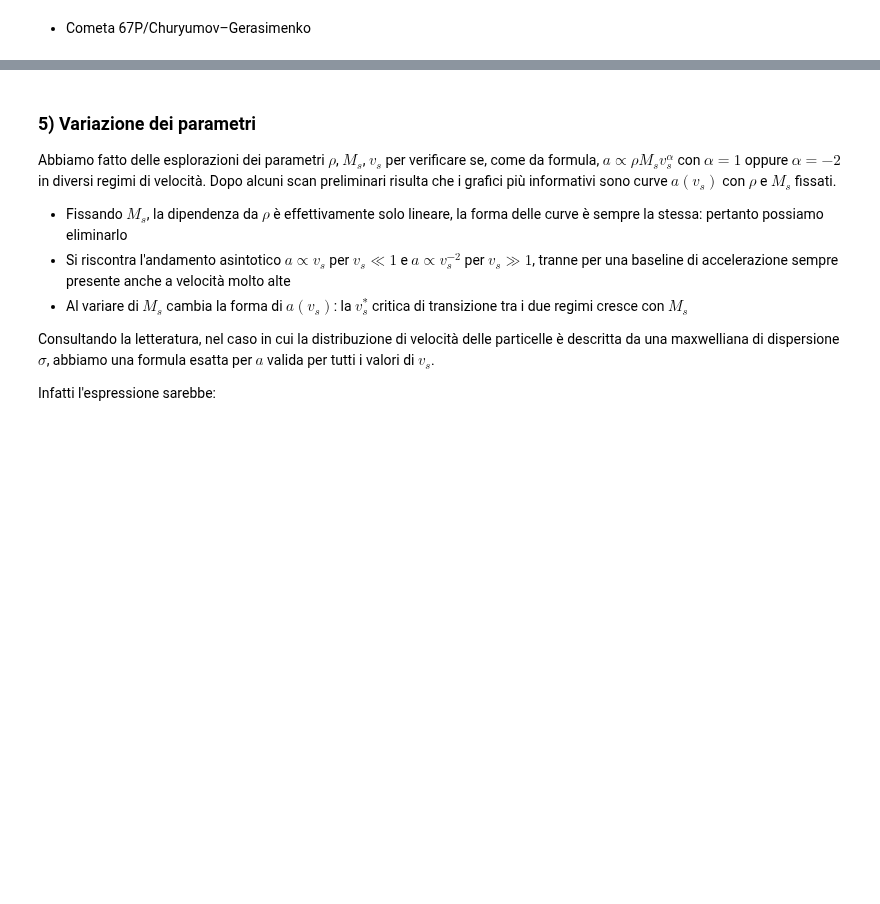
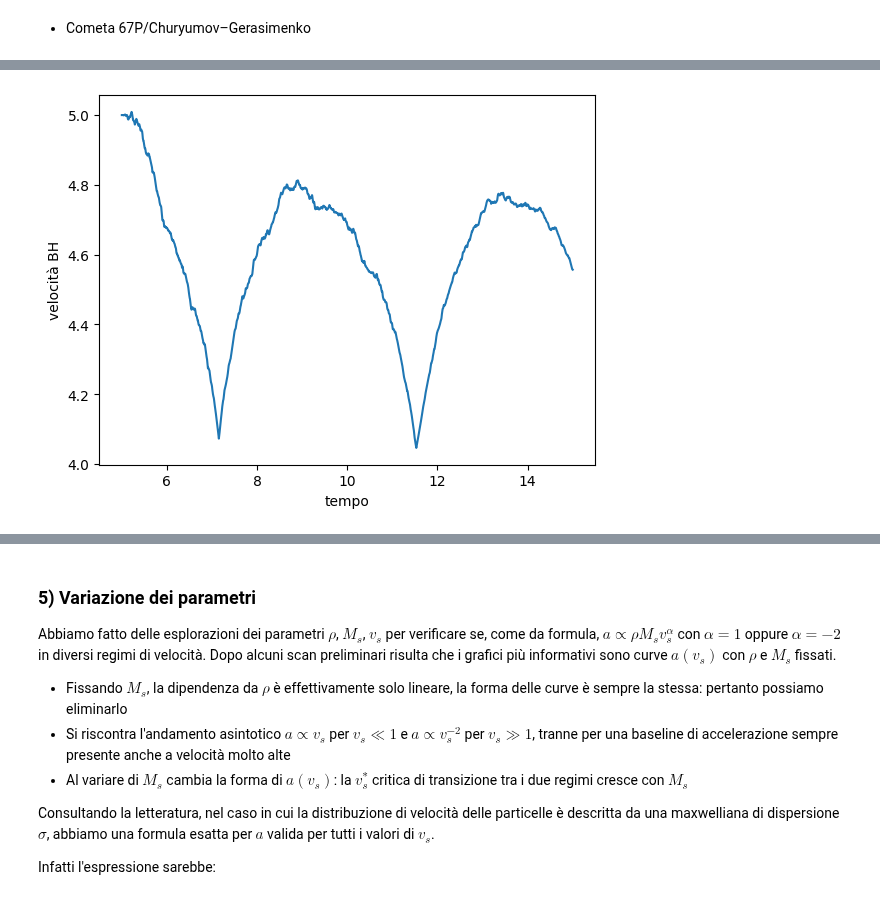
Before and after one commit to danivolo/rebbound, a Jupyter notebook: main.ipynb, the cells around one changed output, grey strips where cells are left out. Drawn from its saved outputs; the diff is of its cells as text; code cells hidden in the pictures; blank space fills up the shorter version.

```diff
--- a/main.ipynb
+++ b/main.ipynb
@@ -231,0 +326,24 @@ Risultato:
+# %%
+sim.particles['BH'].vx = Vx
+
+v_BH = []
+t = []
+
+def heartbeat(sim_pointer):
+    global v_BH, t
+
+    sim = sim_pointer.contents
+    v = np.sqrt(sim.particles['BH'].vx**2+sim.particles['BH'].vy**2+sim.particles['BH'].vz**2)
+    v_BH = np.append(v_BH,v)
+    t = np.append(t,sim.t)
+
+sim.heartbeat = heartbeat
+sim.integrate(15)
+# %%
+fig,ax = plt.subplots()
+ax.plot(t,v_BH,'C0-')
+ax.set_xlabel('tempo')
+ax.set_ylabel('velocità BH')
+plt.show()
+# %% [output]
+[figure, added]
```
Also changed, not shown: parts of 22 cells of this notebook, 1 other file.
